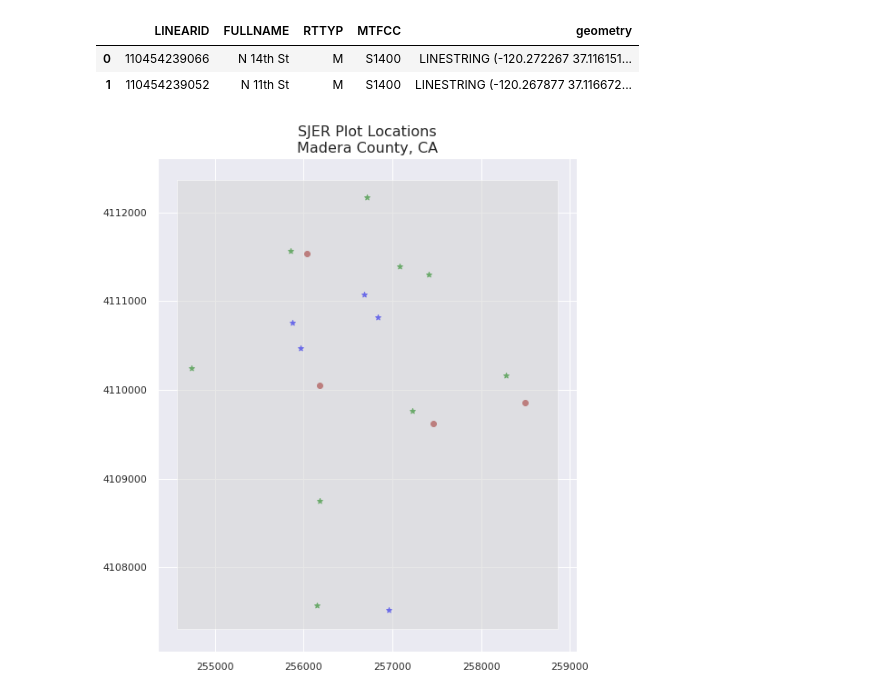
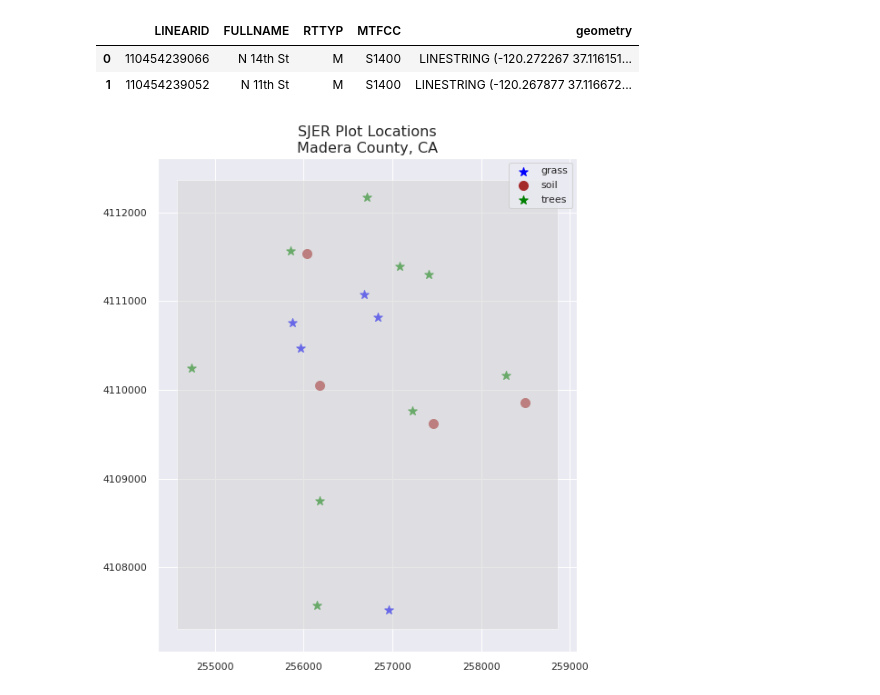
Before and after one commit to ArmaanBhullar/grid_gdp_analysis, a Jupyter notebook: earth_lab_tut_0.ipynb, the cells around one changed output. Saved outputs shown, nothing was run; the diff lists cells and outputs as text; code cells hidden in the pictures.

```diff
--- a/earth_lab_tut_0.ipynb
+++ b/earth_lab_tut_0.ipynb
@@ -117,16 +117,18 @@ sjer_road.head(2)
 # %%
 plot_attrs = {'grass': ['blue', '*'],
                'soil': ['brown','o'],
                'trees': ['green','*']}
 fig, axis = plt.subplots(figsize = (10,10))
 for ctype, data in sjer_plot_locations.groupby('plot_type'):
     data.plot(color=plot_attrs[ctype][0],
               label = ctype,
               ax = axis,
+              markersize=100,
              marker = plot_attrs[ctype][1],
 )
 # sjer_plot_locations.plot(column = 'plot_type', legend = True, ax=axis)
 sjer_crop.plot(color = 'lightgrey', ax=axis, alpha=0.5)
+axis.legend()
 axis.set_title('SJER Plot Locations\nMadera County, CA', fontsize=16);
 # %% [output]
-[figure, old version]
+[figure, new version]
```
Also changed, not shown: parts of 13 cells of this notebook, 1 other file.
